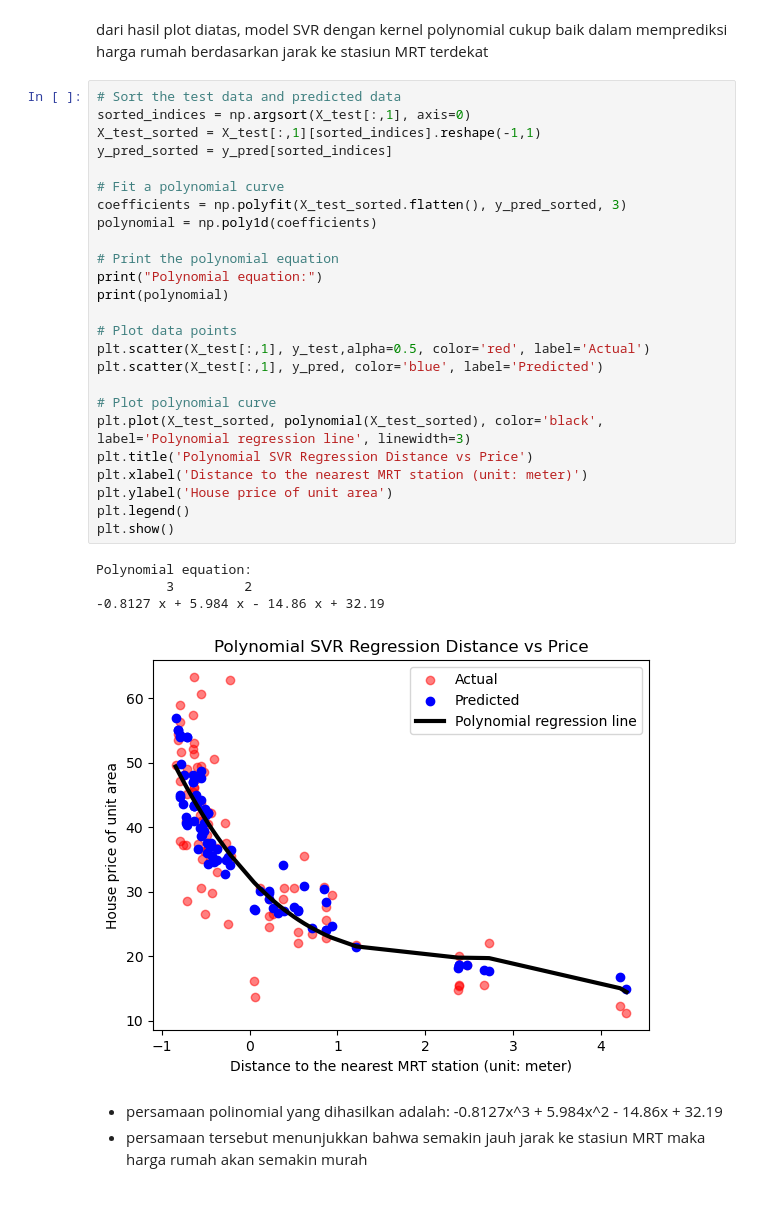
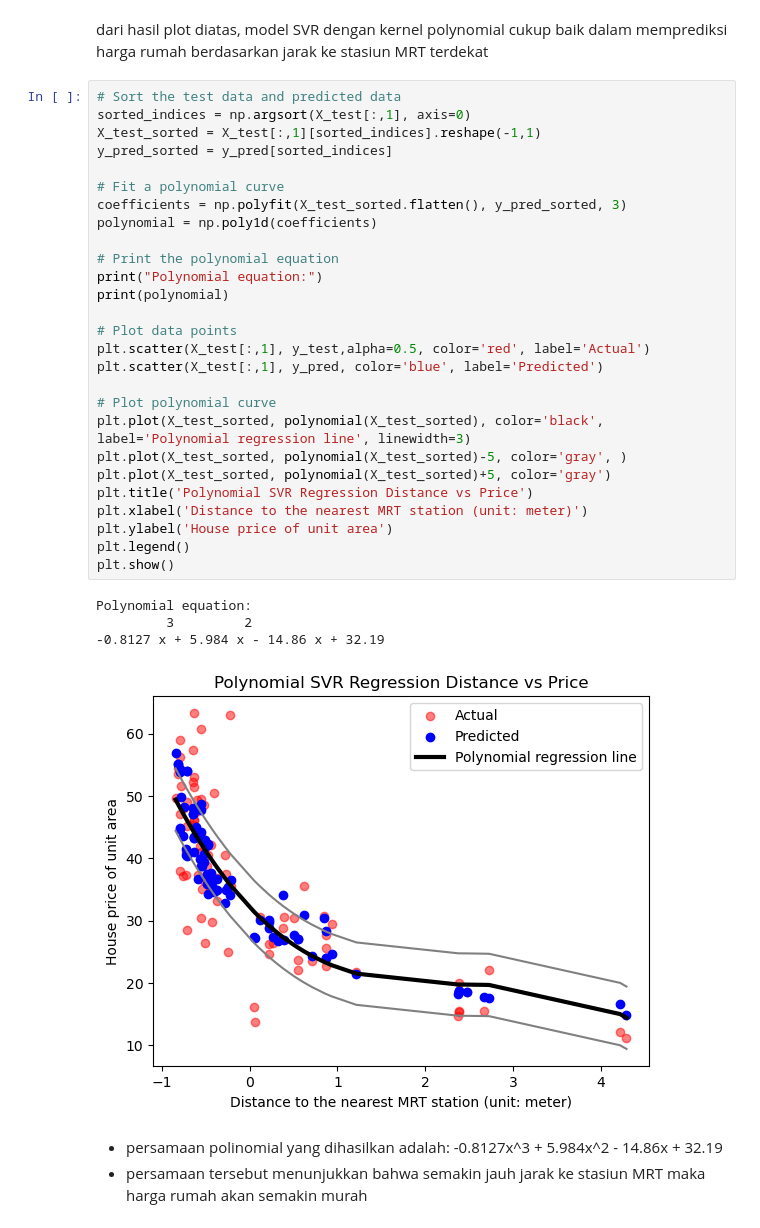
Before and after one commit to Ivan027void/Tugas-2-ML, a Jupyter notebook: 21080107010027_SVR.ipynb, the cells around one changed output. Saved outputs shown, nothing was run; the diff lists cells and outputs as text.

```diff
--- a/21080107010027_SVR.ipynb
+++ b/21080107010027_SVR.ipynb
@@ -242,33 +242,35 @@ dari hasil plot diatas, model SVR dengan kernel polynomial cukup baik dalam memp
 # %%
 # Sort the test data and predicted data
 sorted_indices = np.argsort(X_test[:,1], axis=0)
 X_test_sorted = X_test[:,1][sorted_indices].reshape(-1,1)
 y_pred_sorted = y_pred[sorted_indices]
 
 # Fit a polynomial curve
 coefficients = np.polyfit(X_test_sorted.flatten(), y_pred_sorted, 3)
 polynomial = np.poly1d(coefficients)
 
 # Print the polynomial equation
 print("Polynomial equation:")
 print(polynomial)
 
 # Plot data points
 plt.scatter(X_test[:,1], y_test,alpha=0.5, color='red', label='Actual')
 plt.scatter(X_test[:,1], y_pred, color='blue', label='Predicted')
 
 # Plot polynomial curve
 plt.plot(X_test_sorted, polynomial(X_test_sorted), color='black', label='Polynomial regression line', linewidth=3)
+plt.plot(X_test_sorted, polynomial(X_test_sorted)-5, color='gray', )
+plt.plot(X_test_sorted, polynomial(X_test_sorted)+5, color='gray')
 plt.title('Polynomial SVR Regression Distance vs Price')
 plt.xlabel('Distance to the nearest MRT station (unit: meter)')
 plt.ylabel('House price of unit area')
 plt.legend()
 plt.show()
 # %% [output]
 Polynomial equation:
          3         2
 -0.8127 x + 5.984 x - 14.86 x + 32.19
-[figure, old version]
+[figure, new version]
 # %% [markdown]
 * persamaan polinomial yang dihasilkan adalah: -0.8127x^3 + 5.984x^2 - 14.86x + 32.19
 * persamaan tersebut menunjukkan bahwa semakin jauh jarak ke stasiun MRT maka harga rumah akan semakin murah
```
